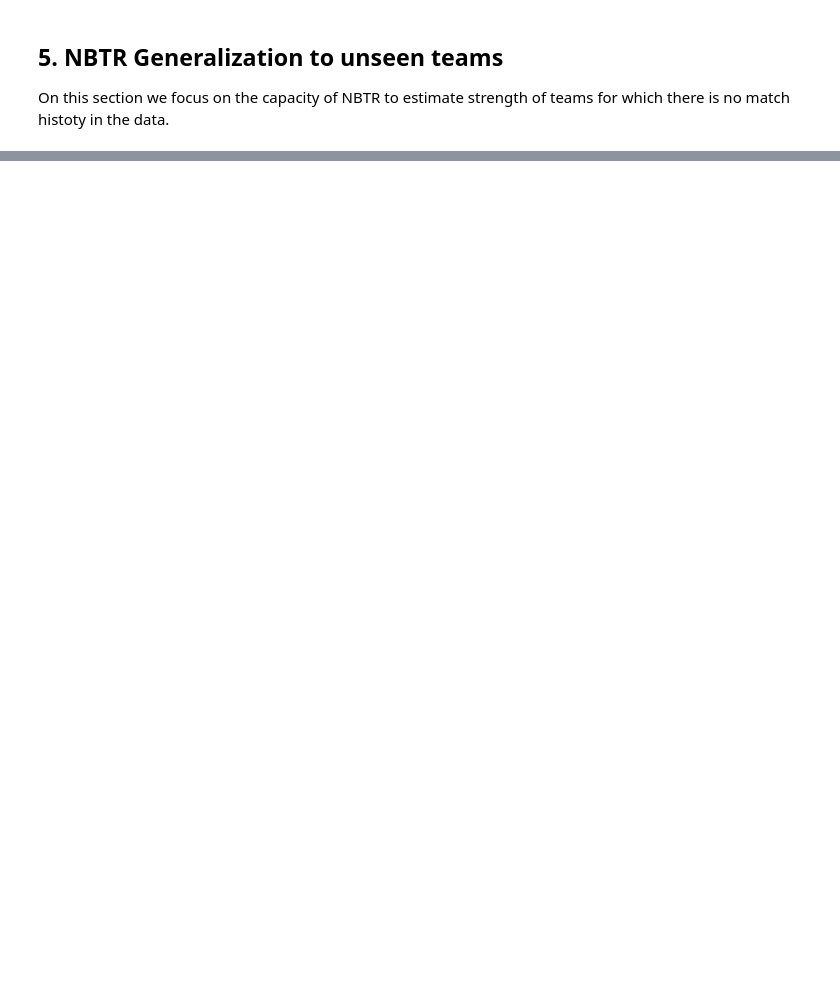
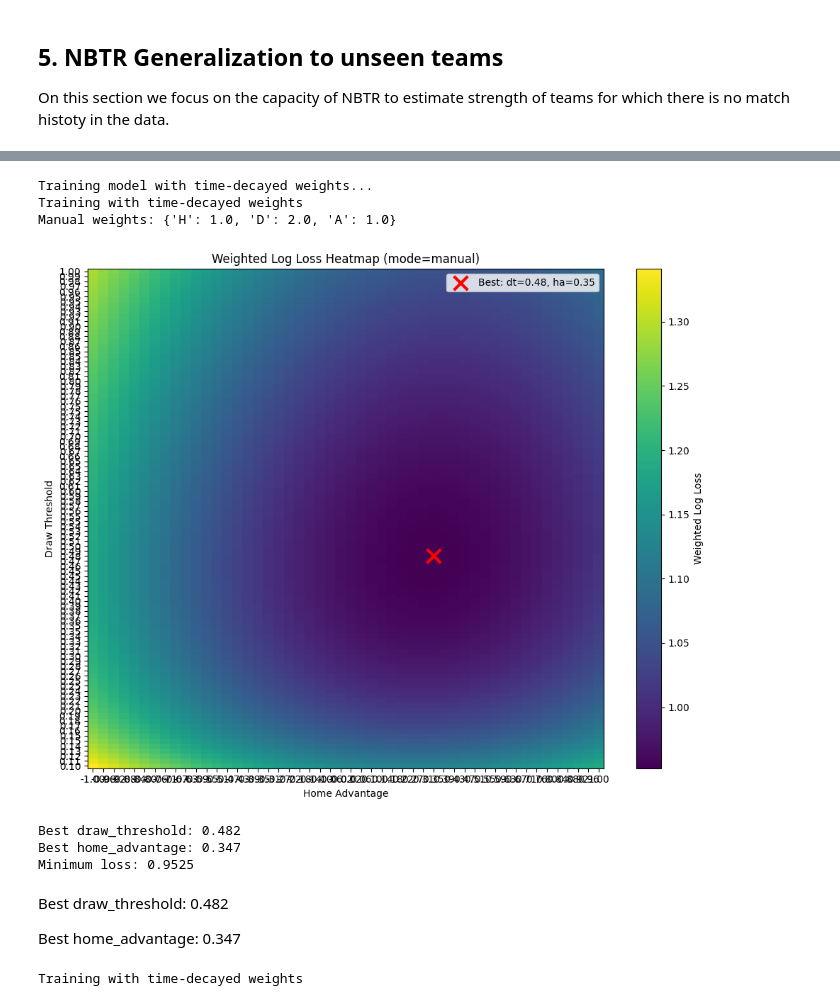
Before and after one commit to plemvan/Learning-Latent-Football-Team-Strengths, a Jupyter notebook: final_main.ipynb, the cells around one changed output, grey strips where cells are left out. Drawn from its saved outputs; the diff is of its cells as text; code cells hidden in the pictures; blank space fills up the shorter version.

```diff
--- a/final_main.ipynb
+++ b/final_main.ipynb
@@ -318,3 +355,25 @@ print("Recall NBTR:", Evaluate_proba_gen.recall('NBTR'))
+# %%
+from Neural_Bradley_Terry.calibrate import NBTR_calibrate
+
+calibrator = NBTR_calibrate(train_data_filepath='Data/Datasets/Complete_df.csv', eval_season='24-25')
+
+draw_thresholds = np.linspace(0.1,1,100)
+home_advantages = np.linspace(-1,1,50)
+
+
+best_threshold, best_home_advantage = calibrator.calibrate_threshold_and_advantage(draw_thresholds=draw_thresholds, home_advantages=home_advantages)
+# %% [output]
+Training model with time-decayed weights...
+Training with time-decayed weights
+Manual weights: {'H': 1.0, 'D': 2.0, 'A': 1.0}
+[figure, added]
+Best draw_threshold: 0.482
+Best home_advantage: 0.347
+Minimum loss: 0.9525
+# %% [markdown]
+Best draw_threshold: 0.482
+
+Best home_advantage: 0.347
 # %%
 from Neural_Bradley_Terry.NeuralBT import NeuralBradleyTerry
 
@@ -326,7 +385,9 @@ NBTR_model_gen_season.fit_seasons(train_data_NBTR_gen['X_home'], train_data_NBTR
 NBTR_strength_gen_season = NBTR_model_gen_season.get_season_ranking(test_df=test_df_gen, feature_cols=feature_names)
 
 #Outcomes probabilities for each match on the test set (DataFrame)
-NBTR_probas_gen_season = NBTR_model_gen_season.predict_season_probas(test_df=test_df_gen, feature_cols=feature_names, home_advantage=0.3)
+NBTR_probas_gen_season = NBTR_model_gen_season.predict_season_probas(test_df=test_df_gen, feature_cols=feature_names, draw_threshold=0.482, home_advantage=0.347)
+# %% [output]
+Training with time-decayed weights
 # %%
 from Test.test_BT_classical import BT_evaluate_strengths
 
```
Also changed, not shown: parts of 10 cells of this notebook, 1 other file.
